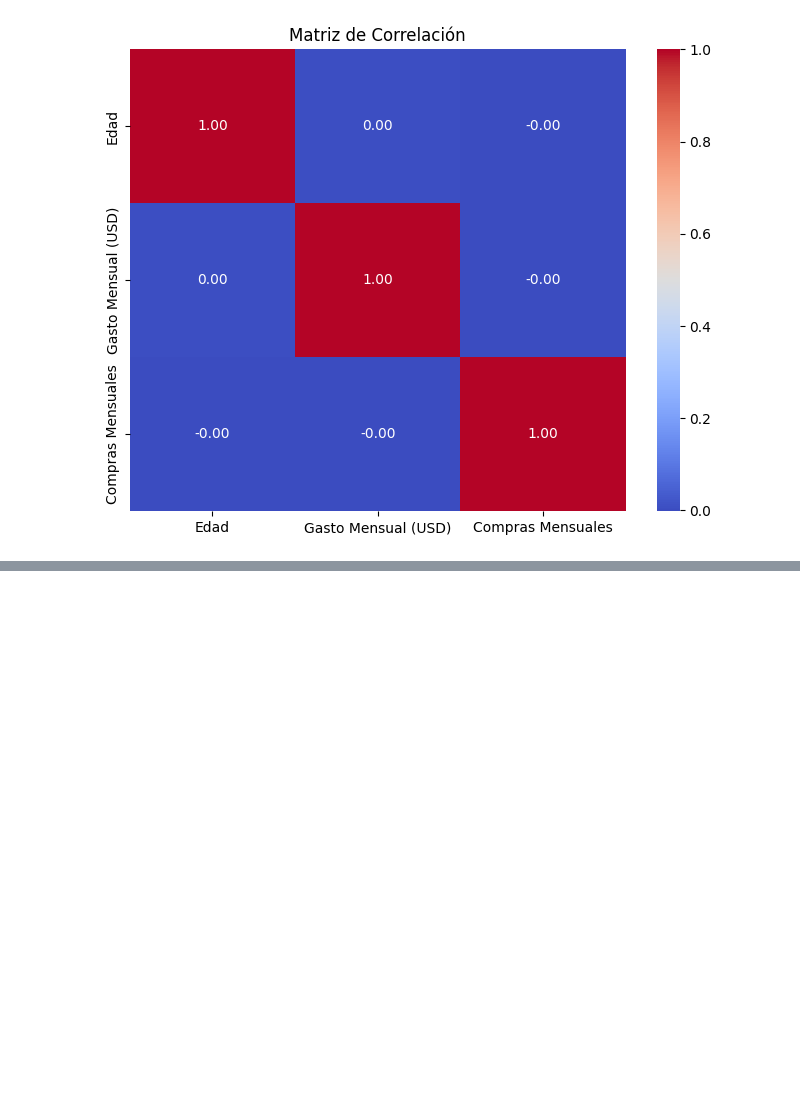
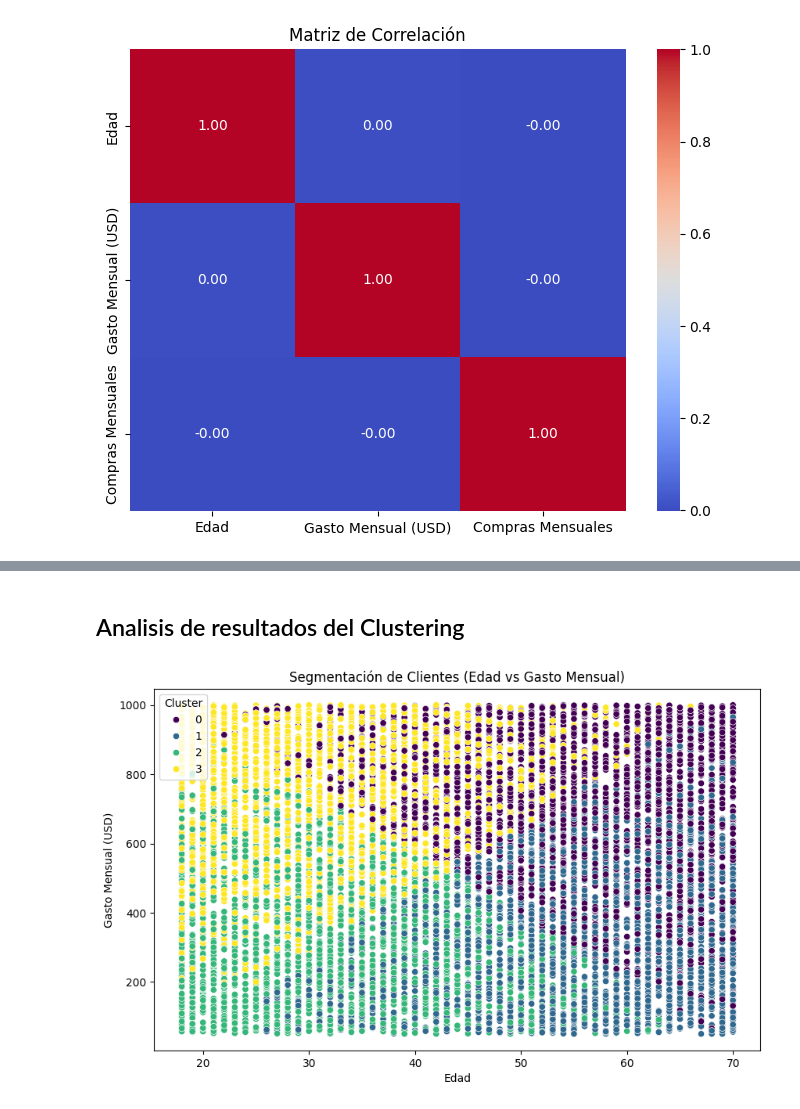
Before and after one commit to juanpablo130502/TallerDatasetTitanic_BI, a Jupyter notebook: Taller_K-Means.ipynb, the cells around one changed output, grey strips where cells are left out. Drawn from its saved outputs; the diff is of its cells as text; code cells hidden in the pictures; blank space fills up the shorter version.

```diff
--- a/Taller_K-Means.ipynb
+++ b/Taller_K-Means.ipynb
@@ -63,0 +102,5 @@ plt.show()
+# %%
+k = 4
+kmeans = KMeans(n_clusters=k, random_state=42)
+df['Cluster'] = kmeans.fit_predict(df_scaled)
+df.head()
@@ -63,0 +114,9 @@ plt.show()
+# %% [markdown]
+## Analisis de resultados del Clustering
+# %%
+plt.figure(figsize=(10, 6))
+sns.scatterplot(data=df, x='Edad', y='Gasto Mensual (USD)', hue='Cluster', palette='viridis')
+plt.title('Segmentación de Clientes (Edad vs Gasto Mensual)')
+plt.show()
+# %% [output]
+[figure, added]
```
Also changed, not shown: parts of 12 cells of this notebook.
